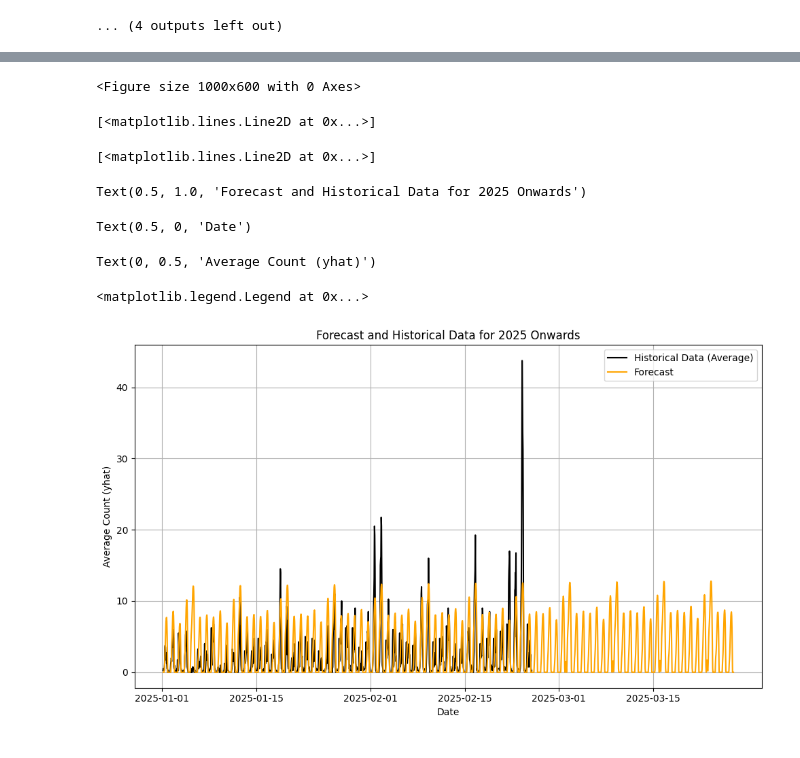
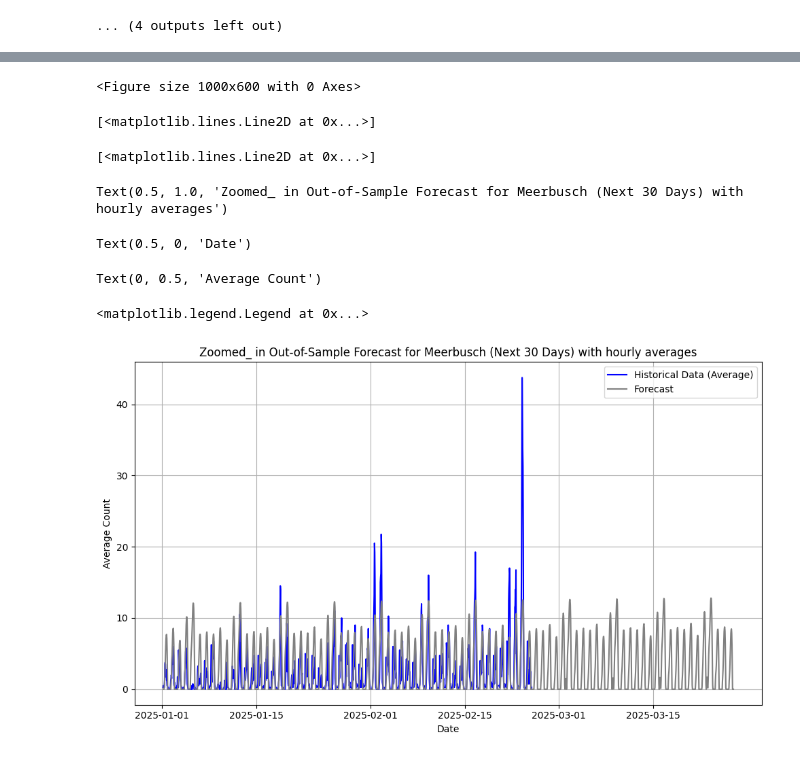
Before and after one commit to KibetuMaureen/ie-mda-II-mar25-group10, a Jupyter notebook: 2_analysis_cycling_germany.ipynb, the cells around one changed output, grey strips where cells are left out. Saved outputs shown, nothing was run; the diff lists cells and outputs as text; code cells hidden in the pictures.

```diff
--- a/2_analysis_cycling_germany.ipynb
+++ b/2_analysis_cycling_germany.ipynb
@@ -549,36 +581,36 @@ Text(0, 0.5, 'Average Count (yhat)')
 # %%
-# Step 7: Filter data to include only entries from 2025 onwards
+#  Filter data to include only entries from 2025 onwards
 start_date = pd.Timestamp("2025-01-01")
 
 # Filter historical data
 historical_data_2025 = prophet_data_pandas[prophet_data_pandas["ds"] >= start_date]
 
 # Filter forecast data
 forecast_2025 = forecast[forecast["ds"] >= start_date]
 
-# Step 8: Plot future forecast (2025 onwards only)
+# Plot future forecast (2025 onwards only)
 plt.figure(figsize=(10, 6))
 
 # Plot historical data (2025 onwards)
-plt.plot(historical_data_2025["ds"], historical_data_2025["y"], label="Historical Data (Average)", color="black")
+plt.plot(historical_data_2025["ds"], historical_data_2025["y"], label="Historical Data (Average)", color="blue")
 
 # Plot forecast (2025 onwards)
-plt.plot(forecast_2025["ds"], forecast_2025["yhat"], label="Forecast", color="orange")
+plt.plot(forecast_2025["ds"], forecast_2025["yhat"], label="Forecast", color="grey")
 
 # Add labels, title, and grid
-plt.title("Forecast and Historical Data for 2025 Onwards")
+plt.title("Zoomed_ in Out-of-Sample Forecast for Meerbusch (Next 30 Days) with hourly averages")
 plt.xlabel("Date")
-plt.ylabel("Average Count (yhat)")
+plt.ylabel("Average Count")
 plt.legend()
 plt.grid(True)
 plt.tight_layout()
 plt.show()
 # %% [output]
 <Figure size 1000x600 with 0 Axes>
 [<matplotlib.lines.Line2D at 0x...>]
 [<matplotlib.lines.Line2D at 0x...>]
-Text(0.5, 1.0, 'Forecast and Historical Data for 2025 Onwards')
+Text(0.5, 1.0, 'Zoomed_ in Out-of-Sample Forecast for Meerbusch (Next 30 Days) with hourly averages')
 Text(0.5, 0, 'Date')
-Text(0, 0.5, 'Average Count (yhat)')
+Text(0, 0.5, 'Average Count')
 <matplotlib.legend.Legend at 0x...>
-[figure, old version]
+[figure, new version]
```
Also changed, not shown: parts of 18 cells of this notebook, 2 other files.
